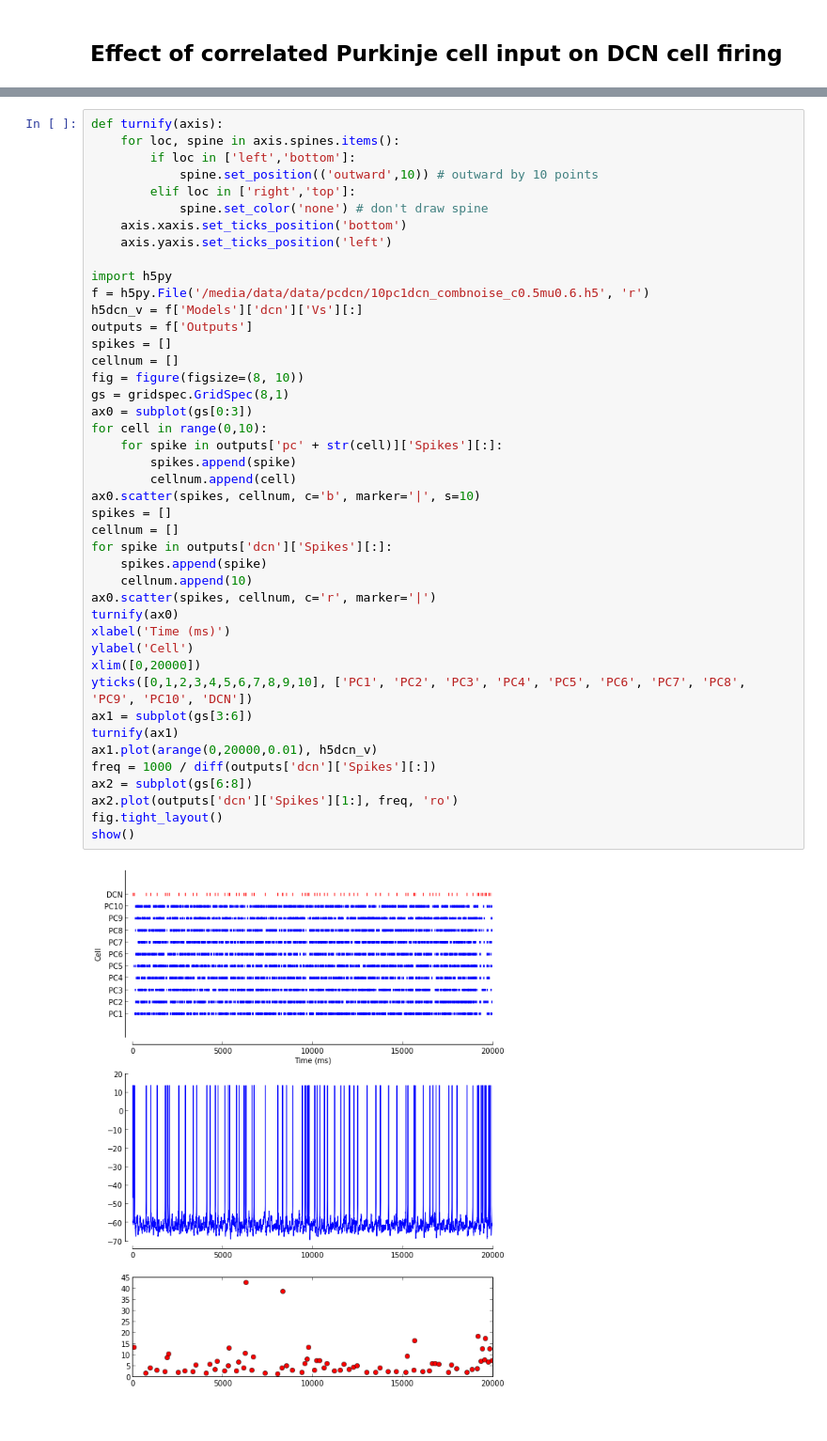
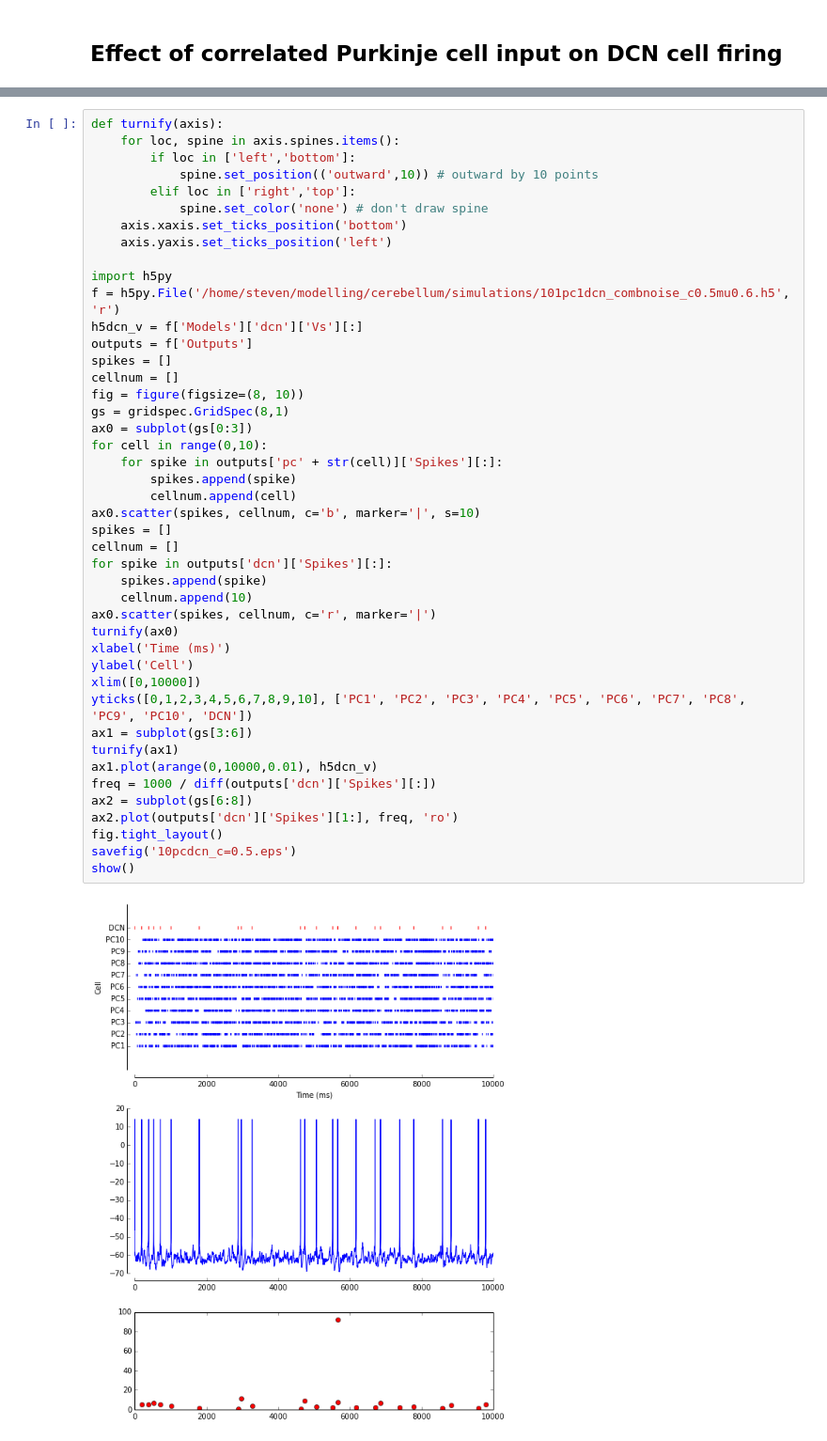
Before and after one commit to jenga/cerebellum, a Jupyter notebook: PC DCN Network.ipynb, the cells around one changed output, grey strips where cells are left out. Shown at 94% size. Saved outputs shown, nothing was run; the diff lists cells and outputs as text.

```diff
--- a/PC DCN Network.ipynb
+++ b/PC DCN Network.ipynb
@@ -206,37 +214,38 @@ def turnify(axis):
     axis.yaxis.set_ticks_position('left')
 
 import h5py
-f = h5py.File('/media/data/data/pcdcn/10pc1dcn_combnoise_c0.5mu0.6.h5', 'r')
+f = h5py.File('/home/steven/modelling/cerebellum/simulations/101pc1dcn_combnoise_c0.5mu0.6.h5', 'r')
 h5dcn_v = f['Models']['dcn']['Vs'][:]
 outputs = f['Outputs']
 spikes = []
 cellnum = []
 fig = figure(figsize=(8, 10))
 gs = gridspec.GridSpec(8,1)
 ax0 = subplot(gs[0:3])
 for cell in range(0,10):
     for spike in outputs['pc' + str(cell)]['Spikes'][:]:
         spikes.append(spike)
         cellnum.append(cell)
 ax0.scatter(spikes, cellnum, c='b', marker='|', s=10)
 spikes = []
 cellnum = []
 for spike in outputs['dcn']['Spikes'][:]:
     spikes.append(spike)
     cellnum.append(10)
 ax0.scatter(spikes, cellnum, c='r', marker='|')
 turnify(ax0)
 xlabel('Time (ms)')
 ylabel('Cell')
-xlim([0,20000])
+xlim([0,10000])
 yticks([0,1,2,3,4,5,6,7,8,9,10], ['PC1', 'PC2', 'PC3', 'PC4', 'PC5', 'PC6', 'PC7', 'PC8', 'PC9', 'PC10', 'DCN'])
 ax1 = subplot(gs[3:6])
 turnify(ax1)
-ax1.plot(arange(0,20000,0.01), h5dcn_v)
+ax1.plot(arange(0,10000,0.01), h5dcn_v)
 freq = 1000 / diff(outputs['dcn']['Spikes'][:])
 ax2 = subplot(gs[6:8])
 ax2.plot(outputs['dcn']['Spikes'][1:], freq, 'ro')
 fig.tight_layout()
+savefig('10pcdcn_c=0.5.eps')
 show()
 # %% [output]
-[figure, old version]
+[figure, new version]
```
Also changed, not shown: parts of 22 cells of this notebook, 4 other files.
